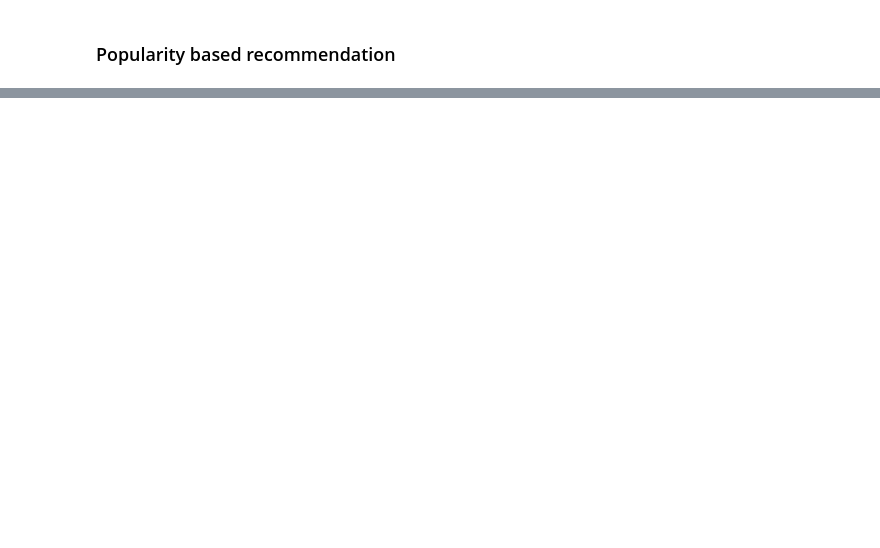
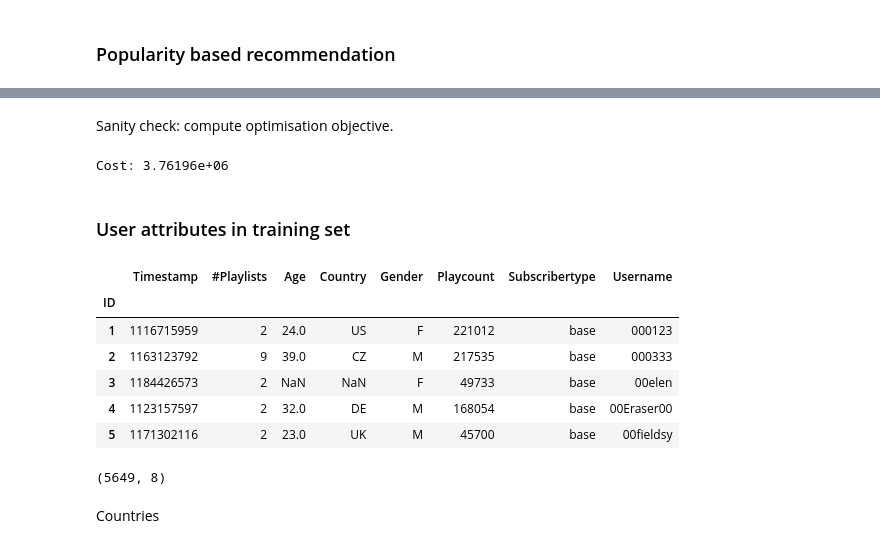
Before and after one commit to chengsoonong/digbeta, a Jupyter notebook: dchen/music/baseline_plgen_cold.ipynb, the cells around one changed output, grey strips where cells are left out. Saved outputs shown, nothing was run; the diff lists cells and outputs as text; code cells hidden in the pictures; blank space fills up the shorter version.

```diff
--- a/dchen/music/baseline_plgen_cold.ipynb
+++ b/dchen/music/baseline_plgen_cold.ipynb
@@ -513,0 +729,29 @@ data/aotm2011/coldstart/setting4/perf-pop.pkl
+# %% [markdown]
+Sanity check: compute optimisation objective.
+# %%
+cost = np.multiply(Q.cpu().numpy(), np.square(T - torch.mm(S, V.t()).cpu().numpy())).sum() \
+       + C * (torch.mul(S, S).sum().cpu().item() + torch.mul(V, V).sum().cpu().item())
+del T
+print('Cost: %g' % cost)
+# %% [output]
+Cost: 3.76196e+06
+# %% [markdown]
+### User attributes in training set
+# %%
+all_users = pd.read_csv('data/30music/users.csv', index_col='ID', sep=';')
+all_users.head()
+# %% [output]
+|  | Timestamp | #Playlists | Age | Country | Gender | Playcount | Subscribertype | Username |
+| ID |  |  |  |  |  |  |  |  |
+| 1 | 1116715959 | 2 | 24.0 | US | F | 221012 | base | 000123 |
+| 2 | 1163123792 | 9 | 39.0 | CZ | M | 217535 | base | 000333 |
+| 3 | 1184426573 | 2 | NaN | NaN | F | 49733 | base | 00elen |
+| 4 | 1123157597 | 2 | 32.0 | DE | M | 168054 | base | 00Eraser00 |
+| 5 | 1171302116 | 2 | 23.0 | UK | M | 45700 | base | 00fieldsy |
+# %%
+train_users_df = all_users.loc[train_users]
+train_users_df.shape
+# %% [output]
+(5649, 8)
+# %% [markdown]
+Countries
```
Also changed, not shown: parts of 57 cells of this notebook, 4 other files.
